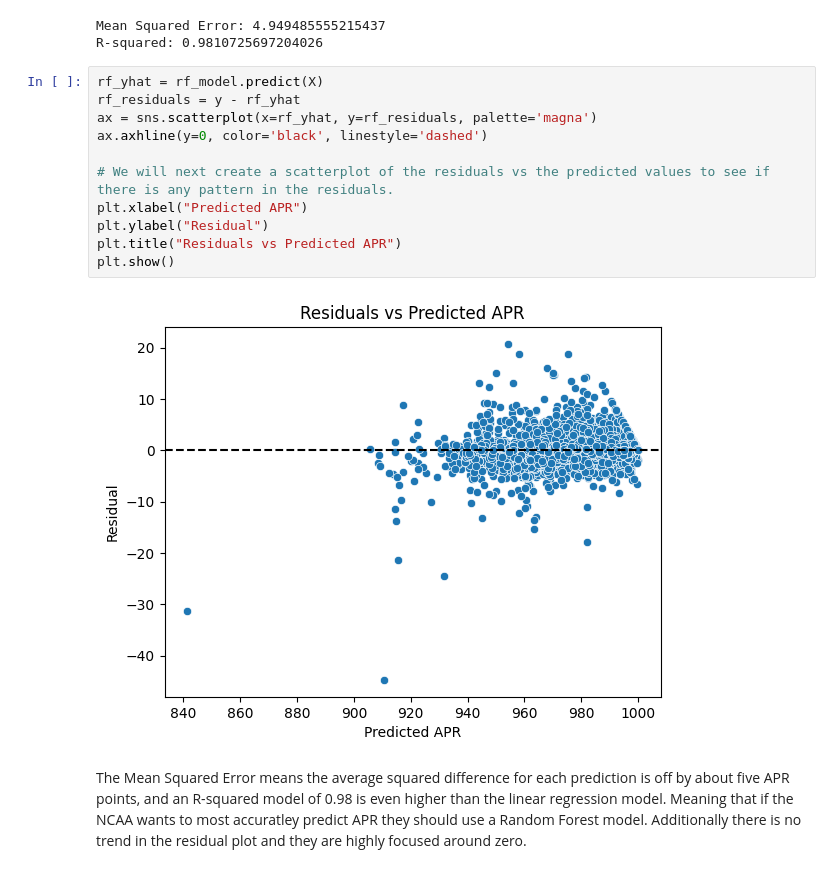
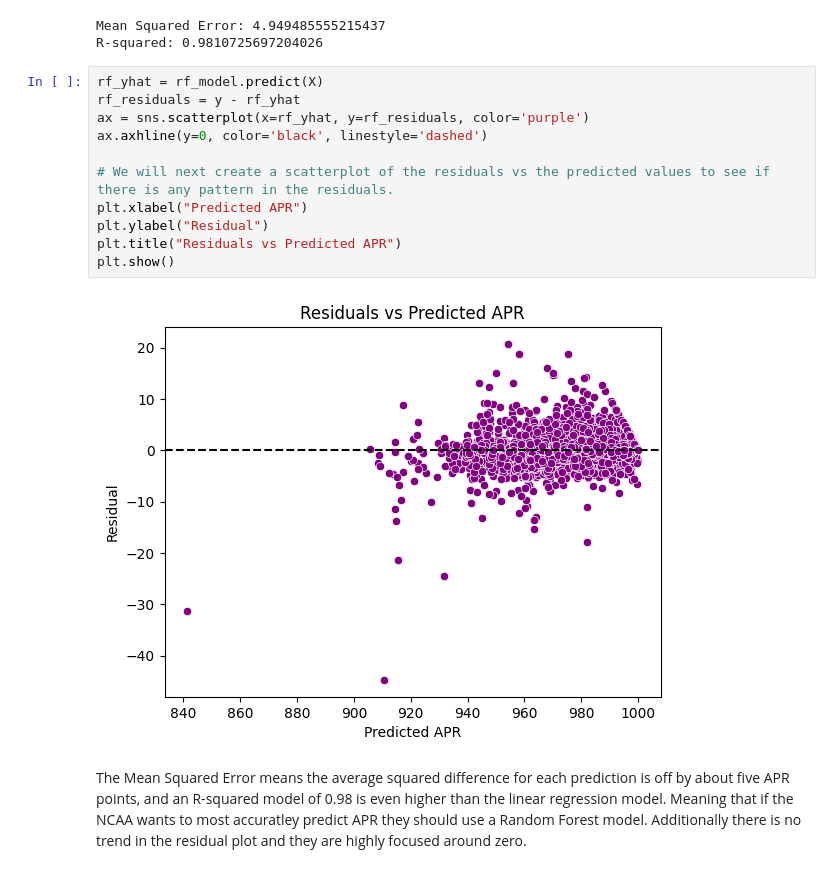
Before and after one commit to Ngilbert0807/DIDA_325_Final-project, a Jupyter notebook: Checkpoints/Checkpoint 3.ipynb, the cells around one changed output. Cells and saved outputs as stored; diff of their text form.

```diff
--- a/Checkpoints/Checkpoint 3.ipynb
+++ b/Checkpoints/Checkpoint 3.ipynb
@@ -300,16 +300,16 @@ R-squared: 0.9810725697204026
 # %%
 rf_yhat = rf_model.predict(X)
 rf_residuals = y - rf_yhat
-ax = sns.scatterplot(x=rf_yhat, y=rf_residuals, palette='magna')
+ax = sns.scatterplot(x=rf_yhat, y=rf_residuals, color='purple')
 ax.axhline(y=0, color='black', linestyle='dashed')
 
 # We will next create a scatterplot of the residuals vs the predicted values to see if there is any pattern in the residuals.
 plt.xlabel("Predicted APR")
 plt.ylabel("Residual")
 plt.title("Residuals vs Predicted APR")
 plt.show()
 # %% [output]
-[figure, old version]
+[figure, new version]
 # %% [markdown]
 The Mean Squared Error means the average squared difference for each prediction is off by about five APR points, and an R-squared model of 0.98 is even higher than the linear regression model. Meaning that if the NCAA wants to most accuratley predict APR they should use a Random Forest model. Additionally there is no trend in the residual plot and they are highly focused around zero.
 # %% [markdown]
```
Also changed, not shown: parts of 1 cell of this notebook.
